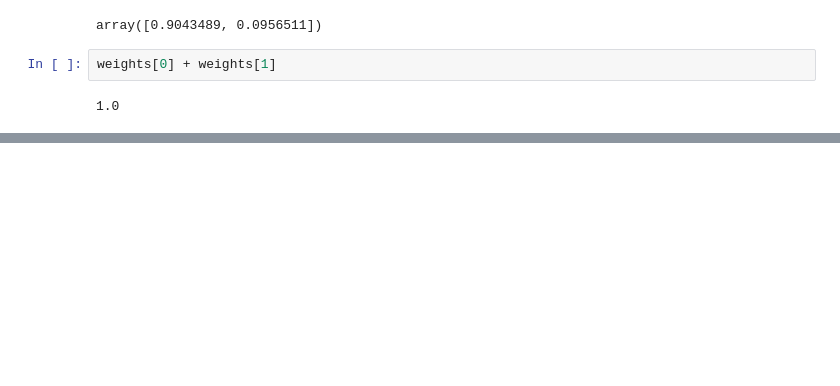
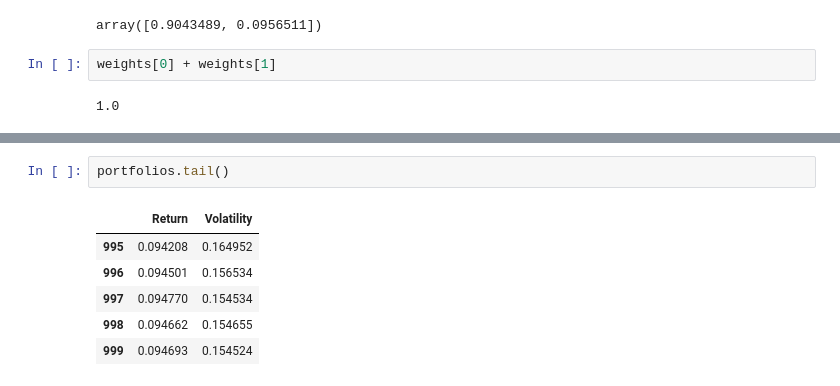
Before and after one commit to KrzysztofZ90/Finance-Python, a Jupyter notebook: Python for Finance/Efficient Frontier.ipynb, the cells around one changed output, grey strips where cells are left out. Cells and saved outputs as stored; diff of their text form; blank space fills up the shorter version.

```diff
--- a/Python for Finance/Efficient Frontier.ipynb
+++ b/Python for Finance/Efficient Frontier.ipynb
@@ -88,0 +177,9 @@ weights[0] + weights[1]
+# %%
+portfolios.tail()
+# %% [output]
+|  | Return | Volatility |
+| 995 | 0.094208 | 0.164952 |
+| 996 | 0.094501 | 0.156534 |
+| 997 | 0.094770 | 0.154534 |
+| 998 | 0.094662 | 0.154655 |
+| 999 | 0.094693 | 0.154524 |
```
Also changed, not shown: parts of 9 cells of this notebook.
